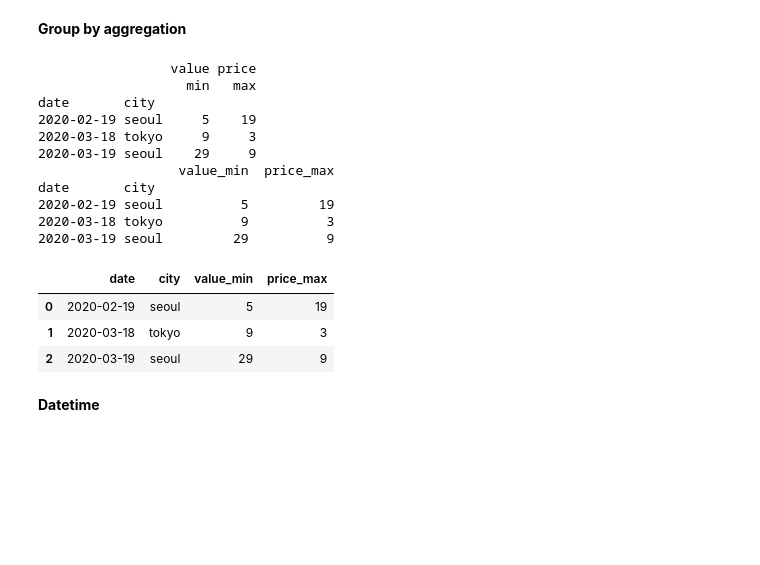
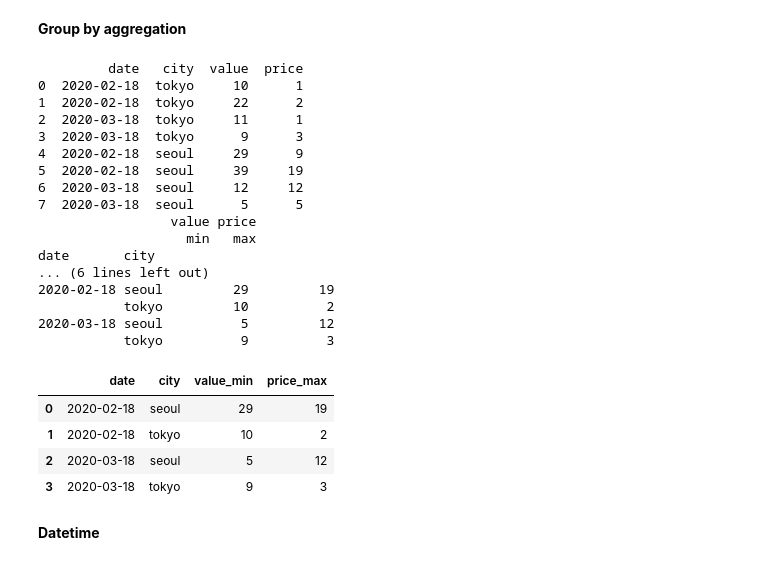
Before and after one commit to noaihere/distillery, a Jupyter notebook: short_python.ipynb, the cells around one changed output. Saved outputs shown, nothing was run; the diff lists cells and outputs as text; code cells hidden in the pictures; blank space fills up the shorter version.

```diff
--- a/short_python.ipynb
+++ b/short_python.ipynb
@@ -173,36 +173,45 @@ df
 # %% [markdown]
 **Group by aggregation**
 # %%
- df = pd.DataFrame({'date':['2020-03-18','2020-03-18','2020-03-18','2020-03-18','2020-03-19','2020-02-19','2020-02-19','2020-02-19'], 'city': ['tokyo','tokyo','tokyo','tokyo','seoul','seoul','seoul','seoul'],
+df = pd.DataFrame({'date':['2020-02-18','2020-02-18','2020-03-18','2020-03-18','2020-02-18','2020-02-18','2020-03-18','2020-03-18'], 'city': ['tokyo','tokyo','tokyo','tokyo','seoul','seoul','seoul','seoul'],
                     'value':[10,22,11,9,29,39,12,5],'price':[1,2,1,3,9,19,12,5]})
- df
+
+print(df)
 
 # aggregate to daily
 df_summary = df.groupby(['date', 'city']).agg(
         {'value': ['min'], 'price': ['max']})
 
 print(df_summary)
+
 # join header names
 df_summary.columns = ['_'.join(col).strip() for col in df_summary.columns.values]
 print(df_summary)
 df_summary = df_summary.reset_index()
 df_summary
 # %% [output]
+         date   city  value  price
+0  2020-02-18  tokyo     10      1
+1  2020-02-18  tokyo     22      2
+2  2020-03-18  tokyo     11      1
+3  2020-03-18  tokyo      9      3
+4  2020-02-18  seoul     29      9
+5  2020-02-18  seoul     39     19
+6  2020-03-18  seoul     12     12
+7  2020-03-18  seoul      5      5
                  value price
                    min   max
 date       city
-2020-02-19 seoul     5    19
-2020-03-18 tokyo     9     3
-2020-03-19 seoul    29     9
-                  value_min  price_max
-date       city
-2020-02-19 seoul          5         19
-2020-03-18 tokyo          9          3
-2020-03-19 seoul         29          9
+... (6 lines left out)
+2020-02-18 seoul         29         19
+           tokyo         10          2
+2020-03-18 seoul          5         12
+           tokyo          9          3
 |  | date | city | value_min | price_max |
-| 0 | 2020-02-19 | seoul | 5 | 19 |
-| 1 | 2020-03-18 | tokyo | 9 | 3 |
-| 2 | 2020-03-19 | seoul | 29 | 9 |
+| 0 | 2020-02-18 | seoul | 29 | 19 |
+| 1 | 2020-02-18 | tokyo | 10 | 2 |
+| 2 | 2020-03-18 | seoul | 5 | 12 |
+| 3 | 2020-03-18 | tokyo | 9 | 3 |
 # %% [markdown]
 **Datetime**
 # %%
```
